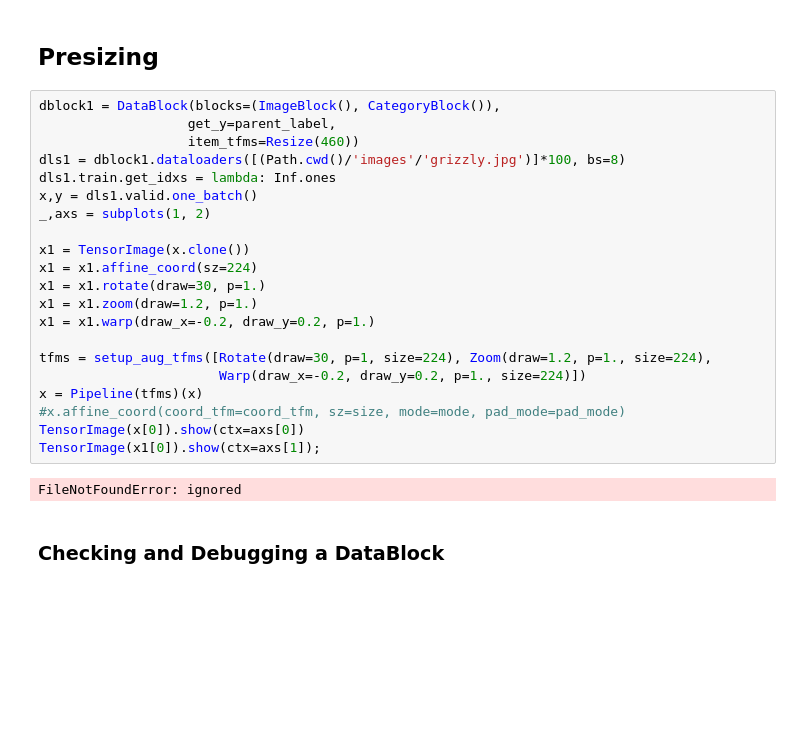
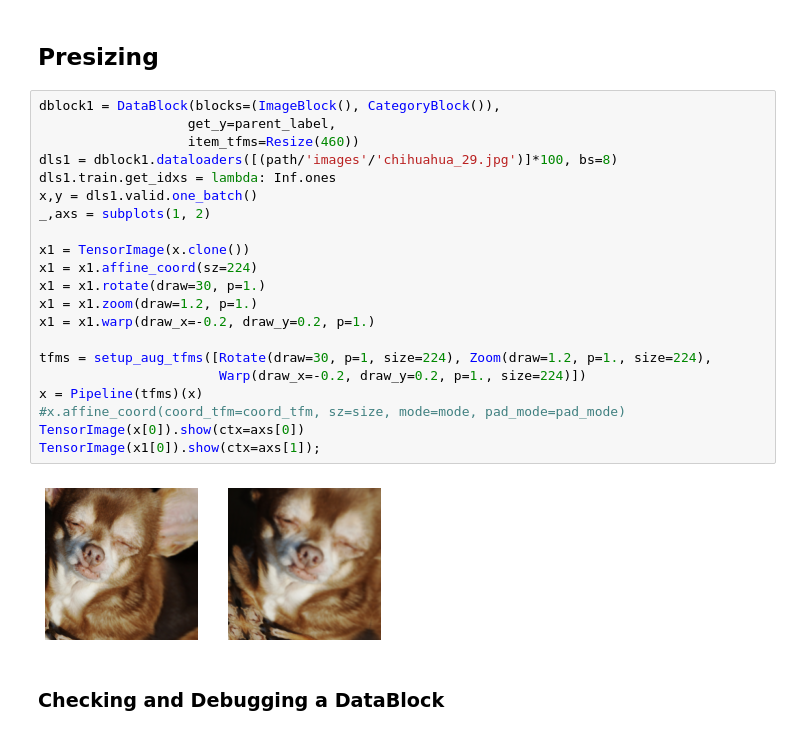
Before and after one commit to epm2wi/fastbook, a Jupyter notebook: clean/05_pet_breeds.ipynb, the cells around one changed output. Saved outputs shown, nothing was run; the diff lists cells and outputs as text; blank space fills up the shorter version.

```diff
--- a/clean/05_pet_breeds.ipynb
+++ b/clean/05_pet_breeds.ipynb
@@ -55,26 +55,26 @@ dls.show_batch(nrows=1, ncols=3)
 # %%
 dblock1 = DataBlock(blocks=(ImageBlock(), CategoryBlock()),
                    get_y=parent_label,
                    item_tfms=Resize(460))
-dls1 = dblock1.dataloaders([(Path.cwd()/'images'/'grizzly.jpg')]*100, bs=8)
+dls1 = dblock1.dataloaders([(path/'images'/'chihuahua_29.jpg')]*100, bs=8)
 dls1.train.get_idxs = lambda: Inf.ones
 x,y = dls1.valid.one_batch()
 _,axs = subplots(1, 2)
 
 x1 = TensorImage(x.clone())
 x1 = x1.affine_coord(sz=224)
 x1 = x1.rotate(draw=30, p=1.)
 x1 = x1.zoom(draw=1.2, p=1.)
 x1 = x1.warp(draw_x=-0.2, draw_y=0.2, p=1.)
 
 tfms = setup_aug_tfms([Rotate(draw=30, p=1, size=224), Zoom(draw=1.2, p=1., size=224),
                        Warp(draw_x=-0.2, draw_y=0.2, p=1., size=224)])
 x = Pipeline(tfms)(x)
 #x.affine_coord(coord_tfm=coord_tfm, sz=size, mode=mode, pad_mode=pad_mode)
 TensorImage(x[0]).show(ctx=axs[0])
 TensorImage(x1[0]).show(ctx=axs[1]);
 # %% [output]
-FileNotFoundError: ignored
+[figure, added]
 # %% [markdown]
 ### Checking and Debugging a DataBlock
 # %%
```
Also changed, not shown: parts of 12 cells of this notebook.
